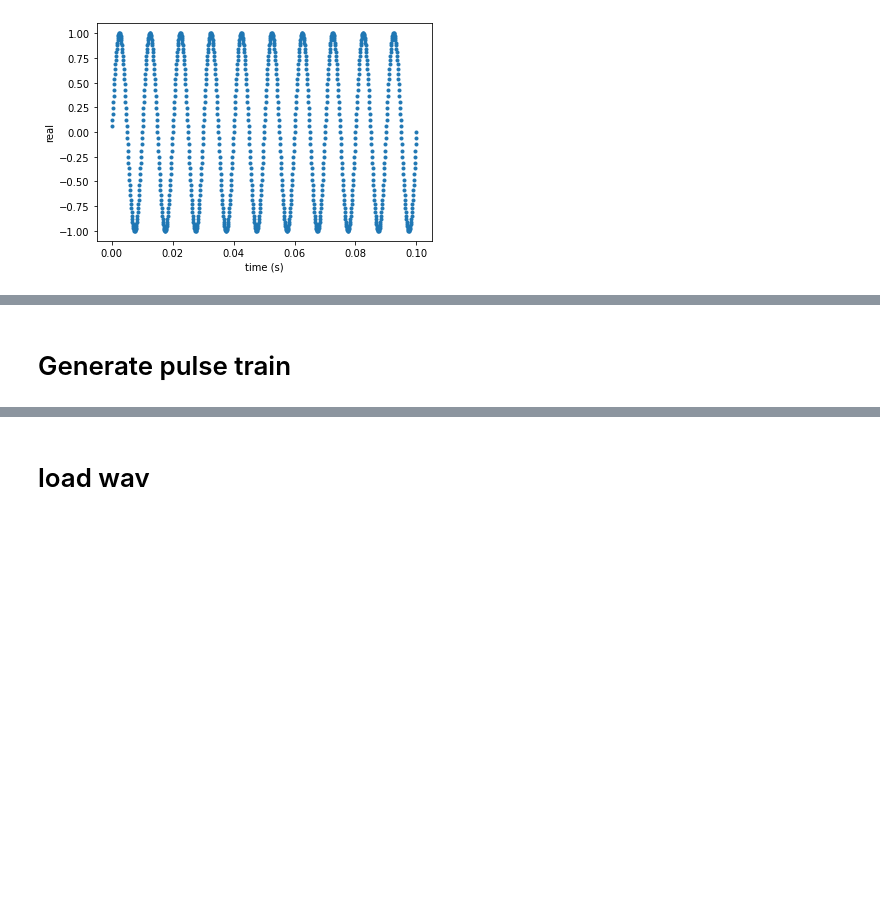
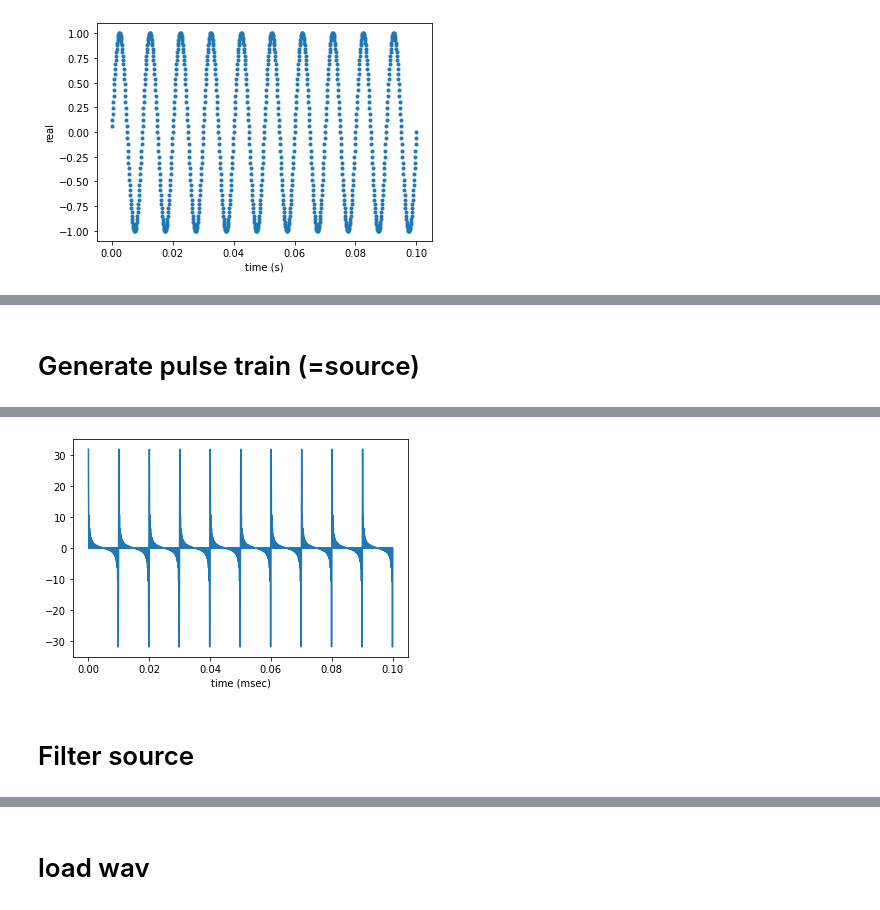
Before and after one commit to Sojung-875/class, a Jupyter notebook: sound.ipynb, the cells around one changed output, grey strips where cells are left out. Cells and saved outputs as stored; diff of their text form; code cells hidden in the pictures; blank space fills up the shorter version.

```diff
--- a/sound.ipynb
+++ b/sound.ipynb
@@ -65,2 +69,14 @@ ipd.Audio(s, rate=sr)
 # %% [output]
 [interactive output not drawn]
+# %%
+def phasor_sine(amp, sr, dur, freq):
+
+  t = np.arange(1, sr * dur+1)/sr
+  theta = t * 2*np.pi * freq
+  s = amp * np.sin(theta)
+
+  return s, t, theta
+# %%
+amp = 1; sr = 10000; dur = 1; freq = 440
+s, t, theta = phasor_sine(amp, sr, dur, freq)
+ipd.Audio(s, rate=sr)
@@ -66,0 +85,12 @@ ipd.Audio(s, rate=sr)
+# %%
+def phasor_complex(amp, sr, dur, freq):
+
+  t = np.arange(1, sr * dur+1)/sr
+  theta = t * 2*np.pi * freq
+  c = amp * np.exp(theta*1j)
+
+  return c, t, theta
+# %%
+amp = 1; sr = 10000; dur = 1; freq = 300.0
+c, t, theta = phasor_complex(amp, sr, dur, freq)
+ipd.Audio(c.imag, rate=sr)
@@ -67,16 +99,23 @@ ipd.Audio(s, rate=sr)
 # %% [markdown]
-# Generate pulse train
+# Generate pulse train (=source)
 # %%
-# generate samples, note conversion to float32 array
-F0 = 100; Fend = int(sr/2); s = np.zeros(len(t));
+# parameter setting
+amp = 1
+sr = 10000
+dur = 0.5
+
+F0 = 100
+Fend = int(sr/2)
+
+s_all = 0
 for freq in range(F0, Fend+1, F0):
-    theta = t * 2*np.pi * freq
-    tmp = amp * np.sin(theta)
-    s = s + tmp
+  s, t, theta = phasor_sine(amp, sr, dur, freq)
+  s_all += s
+
 fig = plt.figure()
 ax = fig.add_subplot(111)
-ax.plot(t[0:1000], s[0:1000]);
+ax.plot(t[0:1000], s_all[0:1000]);
 ax.set_xlabel('time (msec)')
-ipd.Audio(s, rate=sr)
+ipd.Audio(s_all, rate=sr)
 # %% [output]
 [interactive output not drawn]
@@ -84,0 +122,3 @@ ipd.Audio(s, rate=sr)
+[figure, added]
+# %% [markdown]
+# Filter source
```
Also changed, not shown: parts of 14 cells of this notebook.
